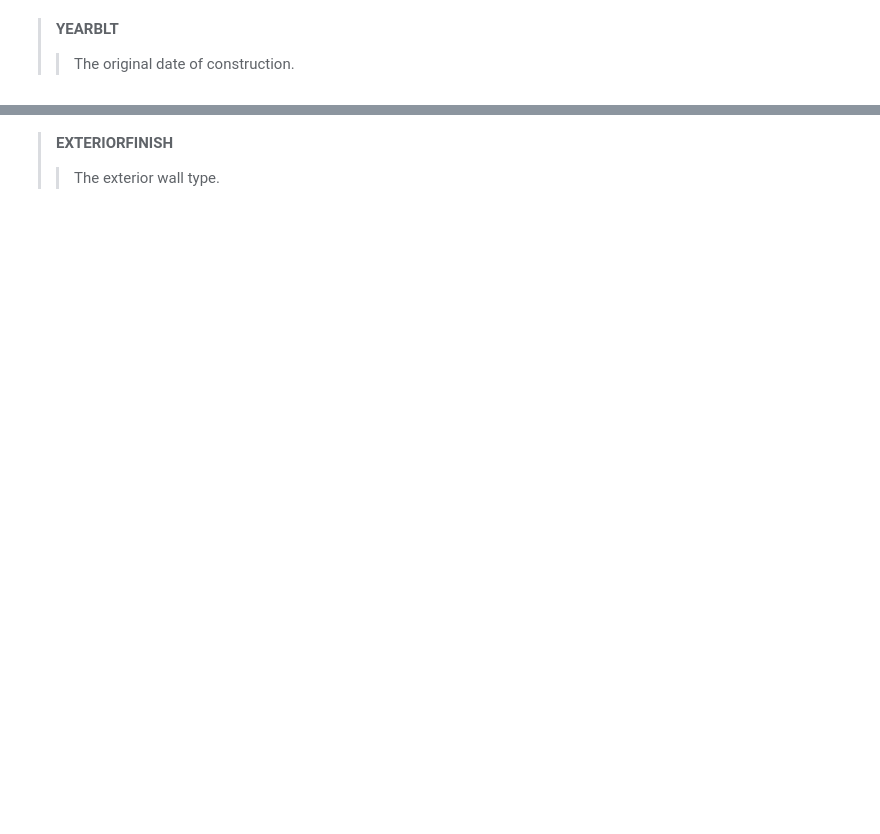
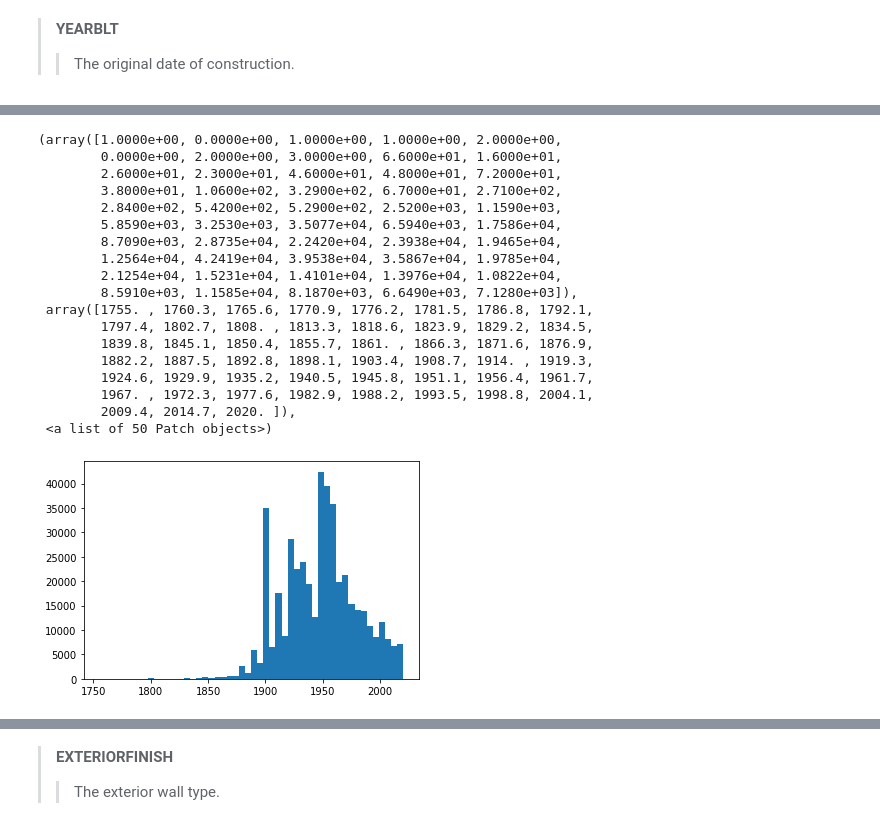
Before and after one commit to wonch002/Home-Value-Prediction, a Jupyter notebook: notebooks/ACPA_EDA_AND_CLEAN.ipynb, the cells around one changed output, grey strips where cells are left out. Cells and saved outputs as stored; diff of their text form; code cells hidden in the pictures; blank space fills up the shorter version.

```diff
--- a/notebooks/ACPA_EDA_AND_CLEAN.ipynb
+++ b/notebooks/ACPA_EDA_AND_CLEAN.ipynb
@@ -559,0 +736,23 @@ C - COMMERCIAL, O - OTHER, G - GOVERNMENT, F - AGRICULTURAL."
+# %%
+#Plotting Histogram
+plt.hist(property_assessments['YEARBLT'],bins=50)
+# %% [output]
+(array([1.0000e+00, 0.0000e+00, 1.0000e+00, 1.0000e+00, 2.0000e+00,
+        0.0000e+00, 2.0000e+00, 3.0000e+00, 6.6000e+01, 1.6000e+01,
+        2.6000e+01, 2.3000e+01, 4.6000e+01, 4.8000e+01, 7.2000e+01,
+        3.8000e+01, 1.0600e+02, 3.2900e+02, 6.7000e+01, 2.7100e+02,
+        2.8400e+02, 5.4200e+02, 5.2900e+02, 2.5200e+03, 1.1590e+03,
+        5.8590e+03, 3.2530e+03, 3.5077e+04, 6.5940e+03, 1.7586e+04,
+        8.7090e+03, 2.8735e+04, 2.2420e+04, 2.3938e+04, 1.9465e+04,
+        1.2564e+04, 4.2419e+04, 3.9538e+04, 3.5867e+04, 1.9785e+04,
+        2.1254e+04, 1.5231e+04, 1.4101e+04, 1.3976e+04, 1.0822e+04,
+        8.5910e+03, 1.1585e+04, 8.1870e+03, 6.6490e+03, 7.1280e+03]),
+ array([1755. , 1760.3, 1765.6, 1770.9, 1776.2, 1781.5, 1786.8, 1792.1,
+        1797.4, 1802.7, 1808. , 1813.3, 1818.6, 1823.9, 1829.2, 1834.5,
+        1839.8, 1845.1, 1850.4, 1855.7, 1861. , 1866.3, 1871.6, 1876.9,
+        1882.2, 1887.5, 1892.8, 1898.1, 1903.4, 1908.7, 1914. , 1919.3,
+        1924.6, 1929.9, 1935.2, 1940.5, 1945.8, 1951.1, 1956.4, 1961.7,
+        1967. , 1972.3, 1977.6, 1982.9, 1988.2, 1993.5, 1998.8, 2004.1,
+        2009.4, 2014.7, 2020. ]),
+ <a list of 50 Patch objects>)
+[figure, added]
```
Also changed, not shown: parts of 38 cells of this notebook.
